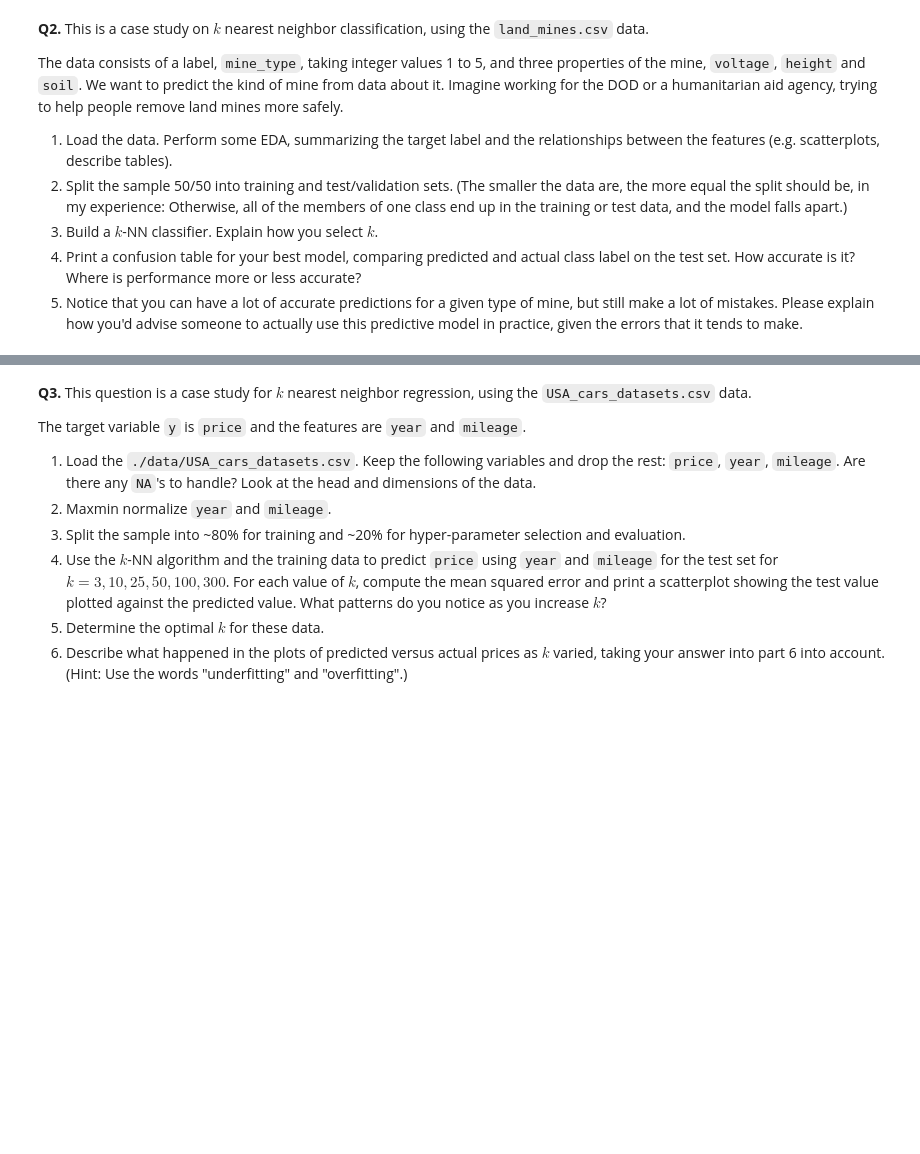
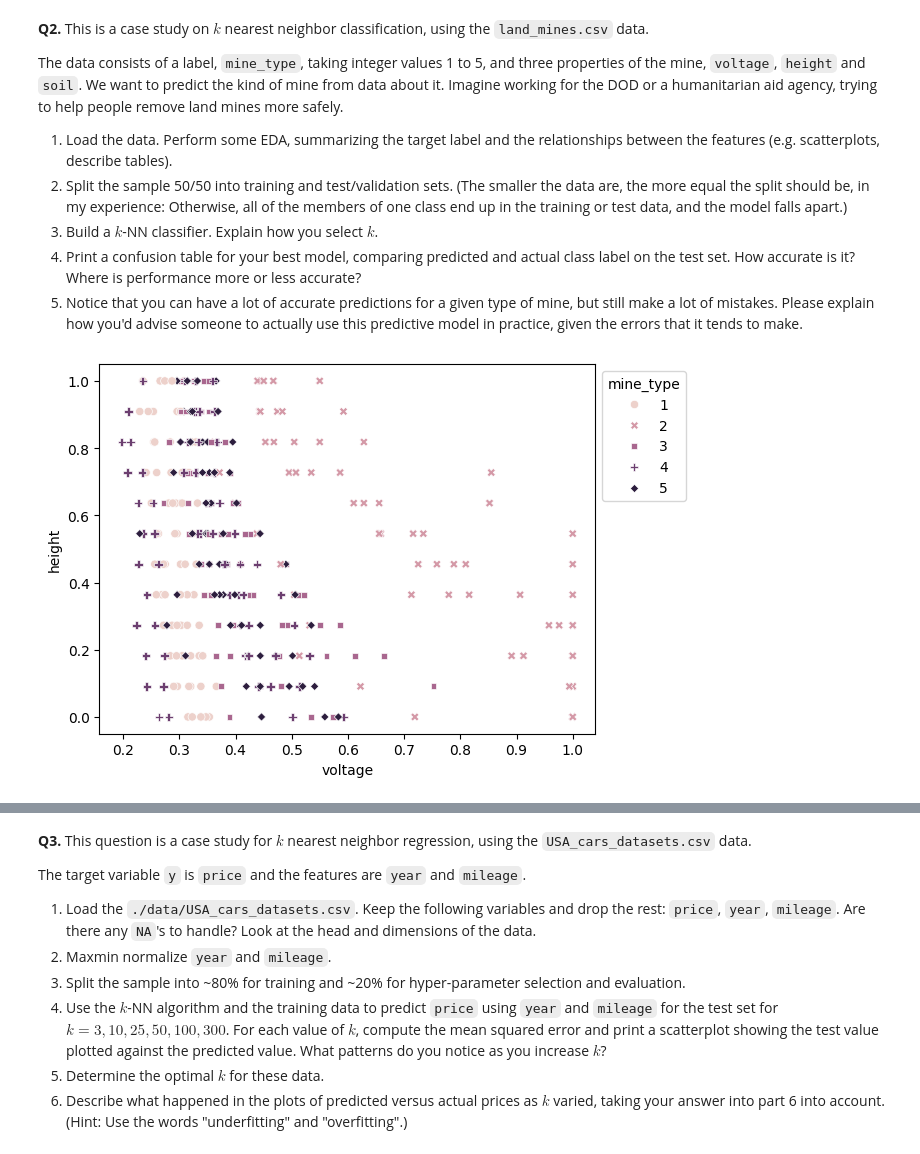
Before and after one commit to arya-rajesh-99/undergrad_ml_assignments, a Jupyter notebook: 02_assignment_knn.ipynb, the cells around one changed output, grey strips where cells are left out. Saved outputs shown, nothing was run; the diff lists cells and outputs as text; code cells hidden in the pictures; blank space fills up the shorter version.

```diff
--- a/02_assignment_knn.ipynb
+++ b/02_assignment_knn.ipynb
@@ -30,3 +50,19 @@ The data consists of a label, `mine_type`, taking integer values 1 to 5, and thr
 3. Build a $k$-NN classifier. Explain how you select $k$.
 4. Print a confusion table for your best model, comparing predicted and actual class label on the test set. How accurate is it? Where is performance more or less accurate?
 5. Notice that you can have a lot of accurate predictions for a given type of mine, but still make a lot of mistakes. Please explain how you'd advise someone to actually use this predictive model in practice, given the errors that it tends to make.
+# %%
+### Question 2.1
+landmines_df = pd.read_csv('./data/land_mines.csv')
+landmines_df.head()
+#describing tables
+landmines_df.describe()
+#summarizing mine_type
+landmines_df['mine_type'].value_counts()
+landmines_df['mine_type'].sort_index()
+#summary of target value: takes integers values 1-5, no missing values
+landmines_plot = sns.scatterplot(data=landmines_df,x='voltage',y='height',
+                            hue='mine_type', style='mine_type')
+sns.move_legend(landmines_plot, "upper left", bbox_to_anchor=(1, 1))
+plt.show()
+# %% [output]
+[figure, added]
```
Also changed, not shown: parts of 6 cells of this notebook.
